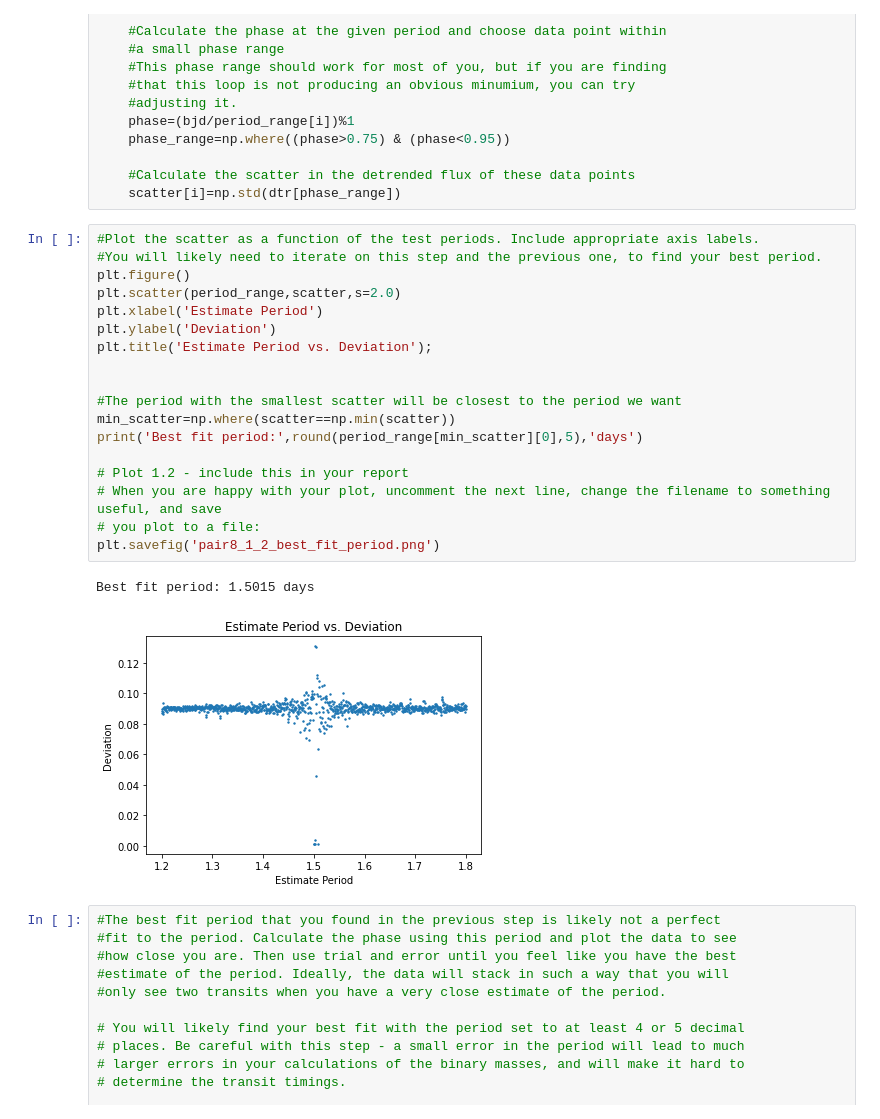
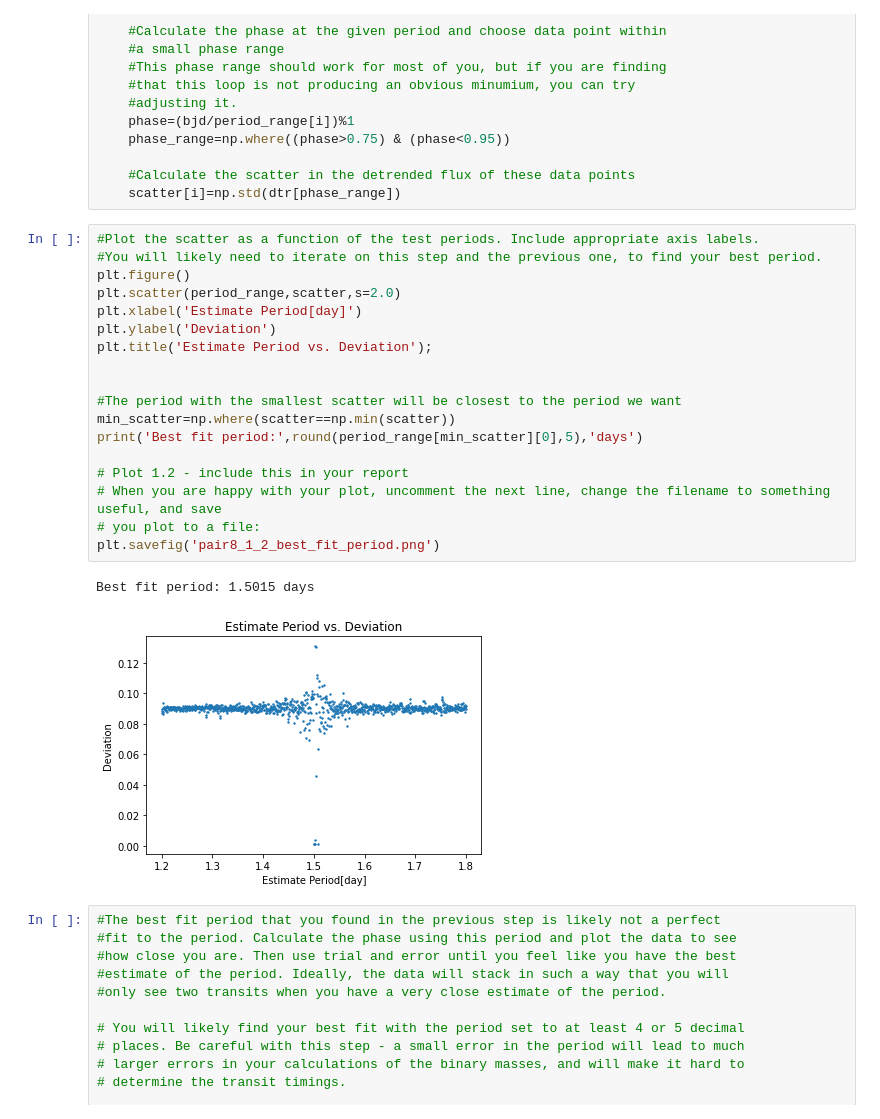
Before and after one commit to aircm/ast221-jupyter-notes, a Jupyter notebook: data_project/miao_mu_notebook_pair8.ipynb, the cells around one changed output. Cells and saved outputs as stored; diff of their text form.

```diff
--- a/data_project/miao_mu_notebook_pair8.ipynb
+++ b/data_project/miao_mu_notebook_pair8.ipynb
@@ -142,24 +142,24 @@ for i in range(len(period_range)):
 # %%
 #Plot the scatter as a function of the test periods. Include appropriate axis labels.
 #You will likely need to iterate on this step and the previous one, to find your best period.
 plt.figure()
 plt.scatter(period_range,scatter,s=2.0)
-plt.xlabel('Estimate Period')
+plt.xlabel('Estimate Period[day]')
 plt.ylabel('Deviation')
 plt.title('Estimate Period vs. Deviation');
 
 
 #The period with the smallest scatter will be closest to the period we want
 min_scatter=np.where(scatter==np.min(scatter))
 print('Best fit period:',round(period_range[min_scatter][0],5),'days')
 
 # Plot 1.2 - include this in your report
 # When you are happy with your plot, uncomment the next line, change the filename to something useful, and save
 # you plot to a file:
 plt.savefig('pair8_1_2_best_fit_period.png')
 # %% [output]
 Best fit period: 1.5015 days
-[figure, old version]
+[figure, new version]
 # %%
 #The best fit period that you found in the previous step is likely not a perfect
 #fit to the period. Calculate the phase using this period and plot the data to see
```
Also changed, not shown: parts of 9 cells of this notebook, 4 other files.
